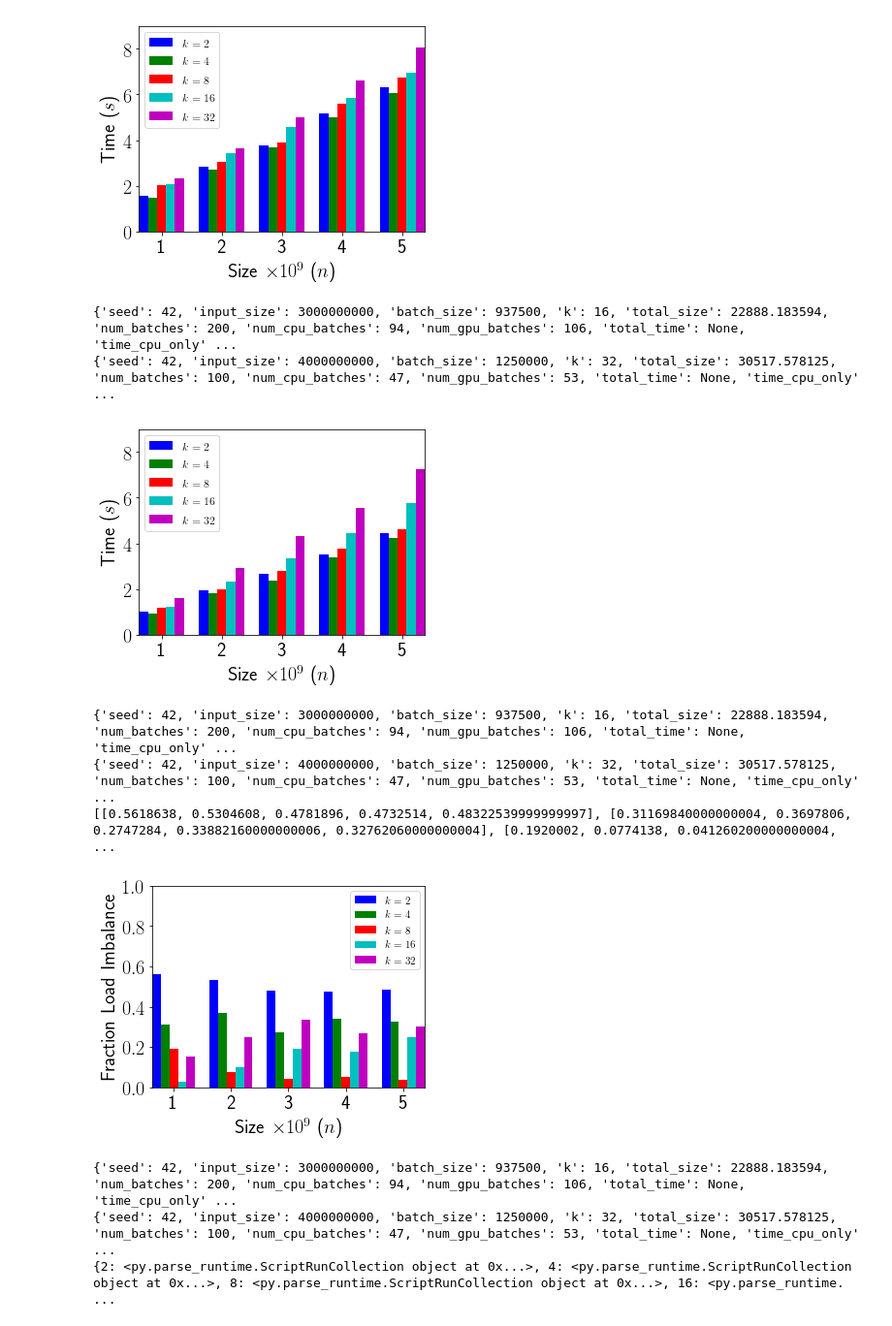
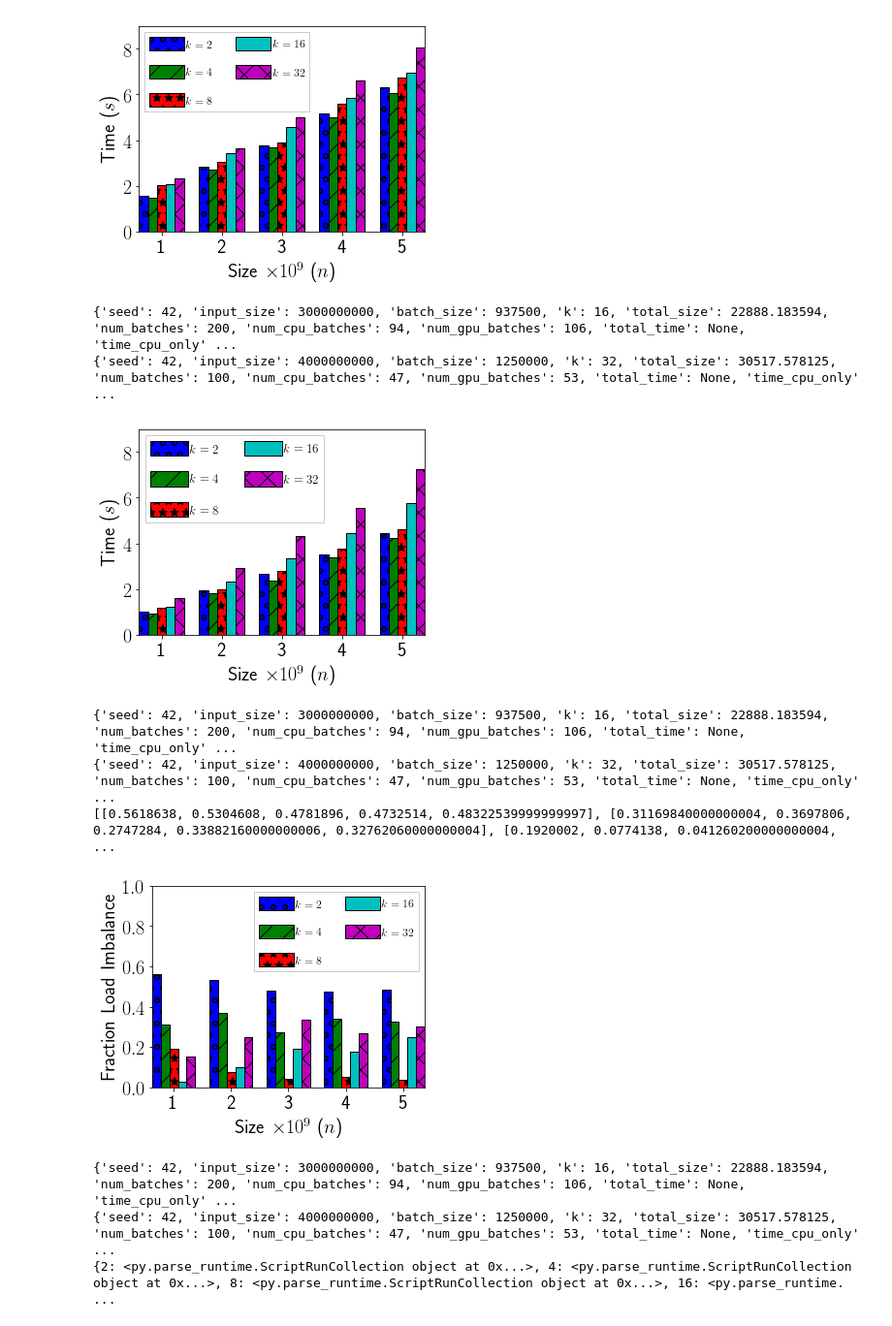
Before and after one commit to ZwFink/CS-485, a Jupyter notebook: Scripts/AtA/multiway_merge/plots/parse_varying_k.ipynb, the cells around one changed output. Shown at 97% size. Cells and saved outputs as stored; diff of their text form; code cells hidden in the pictures.

Commit message:
added hatching to plots

```diff
--- a/Scripts/AtA/multiway_merge/plots/parse_varying_k.ipynb
+++ b/Scripts/AtA/multiway_merge/plots/parse_varying_k.ipynb
@@ -8,7 +8,9 @@ import matplotlib
 import numpy as np
 import math
 from matplotlib import rc
-rc('text', **{'usetex':True})
+# IMPORT MY LATEX SO I CAN USE \TEXTSC
+import matplotlib as mpl
+mpl.rc('text', **{'usetex':True})
 base_dir = './'
 # %%
 same_num_batches = base_dir + 'outfile_cpu_frac_0.txt'
@@ -26,40 +28,42 @@ ax.tick_params( which = 'major', labelsize = 20 )
 for size in size_dict:
     k_dict = size_dict[ size ].as_dict( 'k' )
     size_axes_dict[ size ] = k_dict
 
 # Lists for 2, 4, 8, 16, 32 sublists
 mean_lists = [ [], [], [], [], [] ]
 for size, k in size_axes_dict.items():
     for num_lists, time in k.items():
         index = int( math.log( num_lists, 2 ) ) - 1
         mean_lists[ index ].append( time.apply( np.mean, 'total_time' ) )
 
 data = mean_lists
 X = np.arange( 5 )
 
 ax.set_xticks( X + 0.30 )
 
-lab1 = ax.bar(X + 0.00, data[0], color = 'b', width = 0.15, label = "$k=2$" )
-lab2 = ax.bar(X + 0.15, data[1], color = 'g', width = 0.15, label = "$k=4$")
-lab3 = ax.bar(X + 0.30, data[2], color = 'r', width = 0.15, label = "$k=8$")
-lab4 = ax.bar(X + 0.45, data[3], color = 'c', width = 0.15, label = "$k=16$")
-lab5 = ax.bar(X + 0.60, data[4], color = 'm', width = 0.15, label = "$k=32$")
+lab1 = ax.bar(X + 0.00, data[0], color = 'b', width = 0.15, label = "$k=2$", hatch = 'o', edgecolor = 'black' )
+lab2 = ax.bar(X + 0.15, data[1], color = 'g', width = 0.15, label = "$k=4$", hatch = '/', edgecolor = 'black' )
+lab3 = ax.bar(X + 0.30, data[2], color = 'r', width = 0.15, label = "$k=8$", hatch = '*', edgecolor = 'black' )
+lab4 = ax.bar(X + 0.45, data[3], color = 'c', width = 0.15, label = "$k=16$", hatch = None, edgecolor = 'black' )
+lab5 = ax.bar(X + 0.60, data[4], color = 'm', width = 0.15, label = "$k=32$", hatch = 'x', edgecolor = 'black' )
 
 lns = lab1 + lab2 + lab3 + lab4 + lab5
 labels = [ item.get_label() for item in lns ]
 #l = ax.legend( lns, labels, fontsize = 15, loc = 'upper left', fancybox = False, framealpha = 1,
  #             handlelength = 2.5, ncol = 1)
-plt.legend( loc='best', fontsize = 12 )
+plt.legend( loc='upper left', fontsize = 12, fancybox = False, framealpha = 1, handlelength = 3,
+            handleheight = 1.5, ncol = 2, handletextpad = 0.10, labelspacing = 1.2
+          )
 ax.autoscale( tight = True )
 ax.set_ylim( 0, 9 )
 ax.set_xlabel( 'Size $\\times 10^9$ ($n$)', fontsize = 20 )
 ax.set_ylabel( 'Time ($s$)', fontsize = 20 )
 
 plt.tight_layout()
 fig.savefig( 'multiway_merge_k_vs_time.pdf', bbox_inches = 'tight' )
 plt.show()
 # %% [output]
-[figure, old version]
+[figure, new version]
 # %%
 same_num_batches = base_dir + 'outfile_cpu_frac_0.47.txt'
 
@@ -89,29 +93,31 @@ X = np.arange( 5 )
 
 ax.set_xticks( X + 0.30 )
 
-lab1 = ax.bar(X + 0.00, data[0], color = 'b', width = 0.15, label = "$k=2$" )
-lab2 = ax.bar(X + 0.15, data[1], color = 'g', width = 0.15, label = "$k=4$")
-lab3 = ax.bar(X + 0.30, data[2], color = 'r', width = 0.15, label = "$k=8$")
-lab4 = ax.bar(X + 0.45, data[3], color = 'c', width = 0.15, label = "$k=16$")
-lab5 = ax.bar(X + 0.60, data[4], color = 'm', width = 0.15, label = "$k=32$")
+lab1 = ax.bar(X + 0.00, data[0], color = 'b', width = 0.15, label = "$k=2$", hatch = 'o', edgecolor = 'black' )
+lab2 = ax.bar(X + 0.15, data[1], color = 'g', width = 0.15, label = "$k=4$", hatch = '/', edgecolor = 'black' )
+lab3 = ax.bar(X + 0.30, data[2], color = 'r', width = 0.15, label = "$k=8$", hatch = '*', edgecolor = 'black' )
+lab4 = ax.bar(X + 0.45, data[3], color = 'c', width = 0.15, label = "$k=16$", hatch = None, edgecolor = 'black' )
+lab5 = ax.bar(X + 0.60, data[4], color = 'm', width = 0.15, label = "$k=32$", hatch = 'x', edgecolor = 'black' )
 
 lns = lab1 + lab2 + lab3 + lab4 + lab5
 labels = [ item.get_label() for item in lns ]
 #l = ax.legend( lns, labels, fontsize = 15, loc = 'upper left', fancybox = False, framealpha = 1,
  #             handlelength = 2.5, ncol = 1)
-plt.legend( loc='best', fontsize = 12 )
+plt.legend( loc='upper left', fontsize = 13, fancybox = False, framealpha = 1, handlelength = 3,
+            handleheight = 1.5, ncol = 2, handletextpad = 0.10, labelspacing = 1.2
+          )
 ax.autoscale( tight = True )
 ax.set_ylim( 0, 9 )
 ax.set_xlabel( 'Size $\\times 10^9$ ($n$)', fontsize = 20 )
 ax.set_ylabel( 'Time ($s$)', fontsize = 20 )
 
 plt.tight_layout()
-fig.savefig( 'multiway_merge_k_vs_time_0.47.png', bbox_inches = 'tight' )
+fig.savefig( 'multiway_merge_k_vs_time_0.47.pdf', bbox_inches = 'tight' )
 plt.show()
 # %% [output]
 {'seed': 42, 'input_size': 3000000000, 'batch_size': 937500, 'k': 16, 'total_size': 22888.183594, 'num_batches': 200, 'num_cpu_batches': 94, 'num_gpu_batches': 106, 'total_time': None, 'time_cpu_only' ...
 {'seed': 42, 'input_size': 4000000000, 'batch_size': 1250000, 'k': 32, 'total_size': 30517.578125, 'num_batches': 100, 'num_cpu_batches': 47, 'num_gpu_batches': 53, 'total_time': None, 'time_cpu_only' ...
-[figure, old version]
+[figure, new version]
 # %%
 same_num_batches = base_dir + 'outfile_cpu_frac_0.47.txt'
 
@@ -142,17 +148,19 @@ X = np.arange( 5 )
 
 ax.set_xticks( X + 0.30 )
 
-lab1 = ax.bar(X + 0.00, data[0], color = 'b', width = 0.15, label = "$k=2$" )
-lab2 = ax.bar(X + 0.15, data[1], color = 'g', width = 0.15, label = "$k=4$")
-lab3 = ax.bar(X + 0.30, data[2], color = 'r', width = 0.15, label = "$k=8$")
-lab4 = ax.bar(X + 0.45, data[3], color = 'c', width = 0.15, label = "$k=16$")
-lab5 = ax.bar(X + 0.60, data[4], color = 'm', width = 0.15, label = "$k=32$")
+lab1 = ax.bar(X + 0.00, data[0], color = 'b', width = 0.15, label = "$k=2$", hatch = 'o', edgecolor = 'black' )
+lab2 = ax.bar(X + 0.15, data[1], color = 'g', width = 0.15, label = "$k=4$", hatch = '/', edgecolor = 'black' )
+lab3 = ax.bar(X + 0.30, data[2], color = 'r', width = 0.15, label = "$k=8$", hatch = '*', edgecolor = 'black' )
+lab4 = ax.bar(X + 0.45, data[3], color = 'c', width = 0.15, label = "$k=16$", hatch = None, edgecolor = 'black' )
+lab5 = ax.bar(X + 0.60, data[4], color = 'm', width = 0.15, label = "$k=32$", hatch = 'x', edgecolor = 'black' )
 
 lns = lab1 + lab2 + lab3 + lab4 + lab5
 labels = [ item.get_label() for item in lns ]
 #l = ax.legend( lns, labels, fontsize = 15, loc = 'upper left', fancybox = False, framealpha = 1,
  #             handlelength = 2.5, ncol = 1)
-plt.legend( loc='best', fontsize = 11 )
+plt.legend( loc='upper right', fontsize = 12, fancybox = False, framealpha = 1, handlelength = 3,
+            handleheight = 1.5, ncol = 2, handletextpad = 0.10, labelspacing = 1.2
+          )
 ax.autoscale( tight = True )
 ax.set_ylim( 0, 1 )
 ax.set_xlabel( 'Size $\\times 10^9$ ($n$)', fontsize = 20 )
@@ -165,7 +173,7 @@ plt.show()
 {'seed': 42, 'input_size': 3000000000, 'batch_size': 937500, 'k': 16, 'total_size': 22888.183594, 'num_batches': 200, 'num_cpu_batches': 94, 'num_gpu_batches': 106, 'total_time': None, 'time_cpu_only' ...
 {'seed': 42, 'input_size': 4000000000, 'batch_size': 1250000, 'k': 32, 'total_size': 30517.578125, 'num_batches': 100, 'num_cpu_batches': 47, 'num_gpu_batches': 53, 'total_time': None, 'time_cpu_only' ...
 [[0.5618638, 0.5304608, 0.4781896, 0.4732514, 0.48322539999999997], [0.31169840000000004, 0.3697806, 0.2747284, 0.33882160000000006, 0.32762060000000004], [0.1920002, 0.0774138, 0.041260200000000004,  ...
-[figure, old version]
+[figure, new version]
 # %%
 same_num_batches = base_dir + 'outfile_cpu_frac_0.47.txt'
 
```
